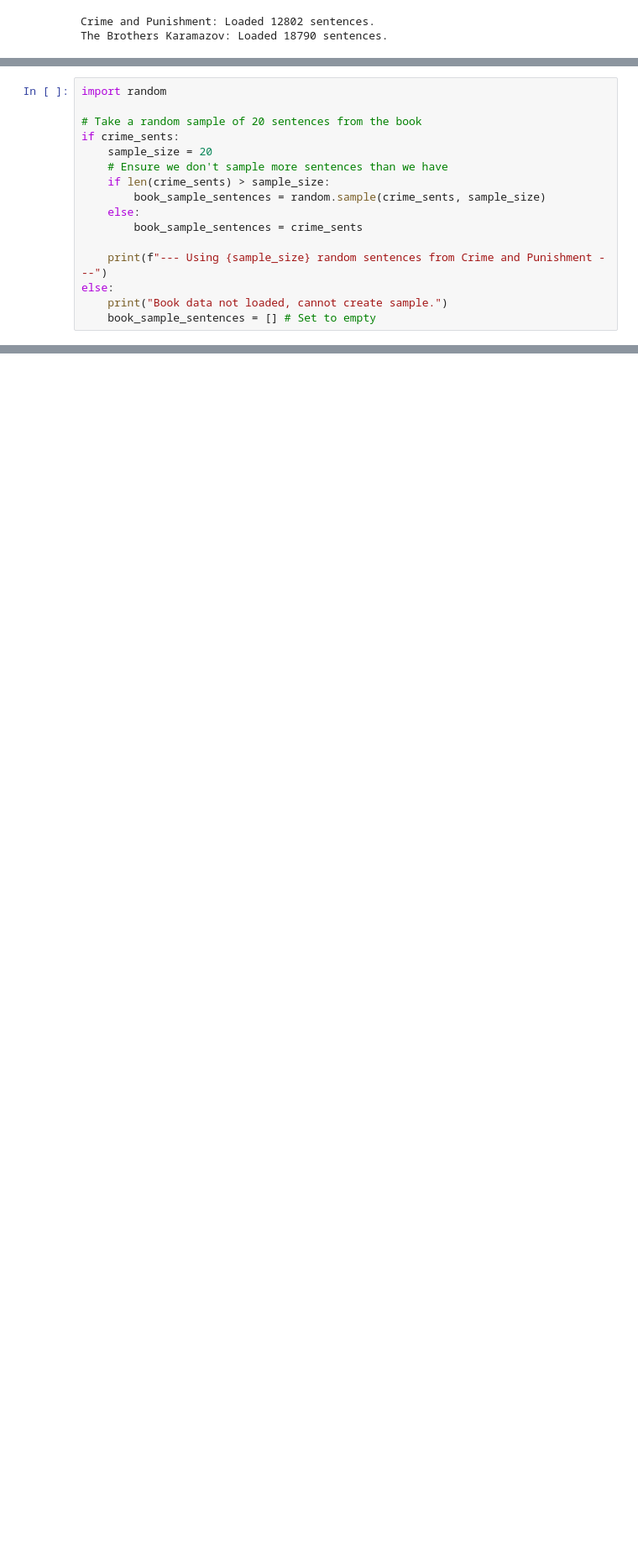
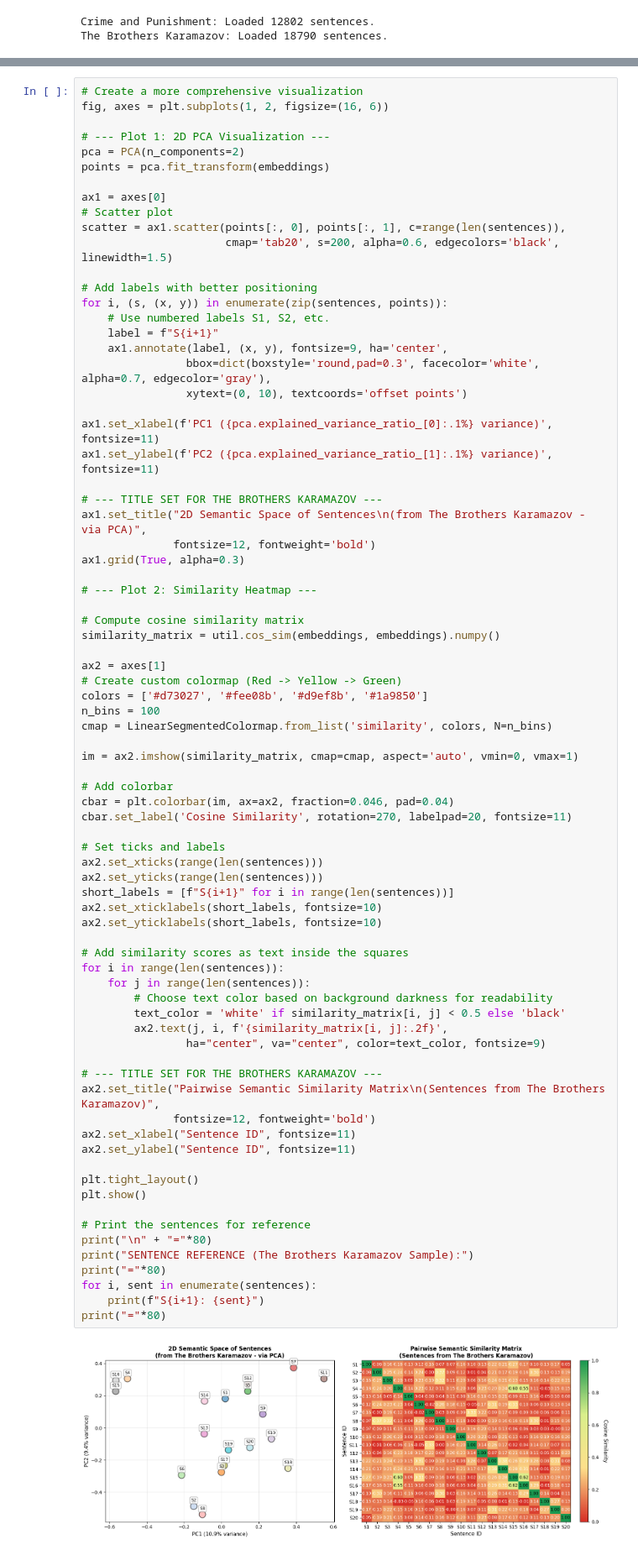
Before and after one commit to NLP-M-A-D/applied-NLP-week3, a Jupyter notebook: notebooks/3_1_AppliedNLP_Session3_Sentence_Embeddings.ipynb, the cells around one changed output, grey strips where cells are left out. Shown at 84% size. Cells and saved outputs as stored; diff of their text form; blank space fills up the shorter version.

```diff
--- a/notebooks/3_1_AppliedNLP_Session3_Sentence_Embeddings.ipynb
+++ b/notebooks/3_1_AppliedNLP_Session3_Sentence_Embeddings.ipynb
@@ -283,16 +281,0 @@ Crime and Punishment
-# %%
-import random
-
-# Take a random sample of 20 sentences from the book
-if crime_sents:
-    sample_size = 20
-    # Ensure we don't sample more sentences than we have
-    if len(crime_sents) > sample_size:
-        book_sample_sentences = random.sample(crime_sents, sample_size)
-    else:
-        book_sample_sentences = crime_sents
-
-    print(f"--- Using {sample_size} random sentences from Crime and Punishment ---")
-else:
-    print("Book data not loaded, cannot create sample.")
-    book_sample_sentences = [] # Set to empty
@@ -531,0 +319,79 @@ TOP 5 MOST SIMILAR SENTENCE PAIRS (The Brothers Karamazov):
+# %%
+# Create a more comprehensive visualization
+fig, axes = plt.subplots(1, 2, figsize=(16, 6))
+
+# --- Plot 1: 2D PCA Visualization ---
+pca = PCA(n_components=2)
+points = pca.fit_transform(embeddings)
+
+ax1 = axes[0]
+# Scatter plot
+scatter = ax1.scatter(points[:, 0], points[:, 1], c=range(len(sentences)),
+                      cmap='tab20', s=200, alpha=0.6, edgecolors='black', linewidth=1.5)
+
+# Add labels with better positioning
+for i, (s, (x, y)) in enumerate(zip(sentences, points)):
+    # Use numbered labels S1, S2, etc.
+    label = f"S{i+1}"
+    ax1.annotate(label, (x, y), fontsize=9, ha='center',
+                bbox=dict(boxstyle='round,pad=0.3', facecolor='white', alpha=0.7, edgecolor='gray'),
+                xytext=(0, 10), textcoords='offset points')
+
+ax1.set_xlabel(f'PC1 ({pca.explained_variance_ratio_[0]:.1%} variance)', fontsize=11)
+ax1.set_ylabel(f'PC2 ({pca.explained_variance_ratio_[1]:.1%} variance)', fontsize=11)
+
+# --- TITLE SET FOR THE BROTHERS KARAMAZOV ---
+ax1.set_title("2D Semantic Space of Sentences\n(from The Brothers Karamazov - via PCA)",
+              fontsize=12, fontweight='bold')
+ax1.grid(True, alpha=0.3)
+
+# --- Plot 2: Similarity Heatmap ---
+
+# Compute cosine similarity matrix
+similarity_matrix = util.cos_sim(embeddings, embeddings).numpy()
+
+ax2 = axes[1]
+# Create custom colormap (Red -> Yellow -> Green)
+colors = ['#d73027', '#fee08b', '#d9ef8b', '#1a9850']
+n_bins = 100
+cmap = LinearSegmentedColormap.from_list('similarity', colors, N=n_bins)
+
+im = ax2.imshow(similarity_matrix, cmap=cmap, aspect='auto', vmin=0, vmax=1)
+
+# Add colorbar
+cbar = plt.colorbar(im, ax=ax2, fraction=0.046, pad=0.04)
+cbar.set_label('Cosine Similarity', rotation=270, labelpad=20, fontsize=11)
+
+# Set ticks and labels
+ax2.set_xticks(range(len(sentences)))
+ax2.set_yticks(range(len(sentences)))
+short_labels = [f"S{i+1}" for i in range(len(sentences))]
+ax2.set_xticklabels(short_labels, fontsize=10)
+ax2.set_yticklabels(short_labels, fontsize=10)
+
+# Add similarity scores as text inside the squares
+for i in range(len(sentences)):
+    for j in range(len(sentences)):
+        # Choose text color based on background darkness for readability
+        text_color = 'white' if similarity_matrix[i, j] < 0.5 else 'black'
+        ax2.text(j, i, f'{similarity_matrix[i, j]:.2f}',
+                ha="center", va="center", color=text_color, fontsize=9)
+
+# --- TITLE SET FOR THE BROTHERS KARAMAZOV ---
+ax2.set_title("Pairwise Semantic Similarity Matrix\n(Sentences from The Brothers Karamazov)",
+              fontsize=12, fontweight='bold')
+ax2.set_xlabel("Sentence ID", fontsize=11)
+ax2.set_ylabel("Sentence ID", fontsize=11)
+
+plt.tight_layout()
+plt.show()
+
+# Print the sentences for reference
+print("\n" + "="*80)
+print("SENTENCE REFERENCE (The Brothers Karamazov Sample):")
+print("="*80)
+for i, sent in enumerate(sentences):
+    print(f"S{i+1}: {sent}")
+print("="*80)
+# %% [output]
+[figure, added]
```
Also changed, not shown: parts of 10 cells of this notebook, 1 other file.
